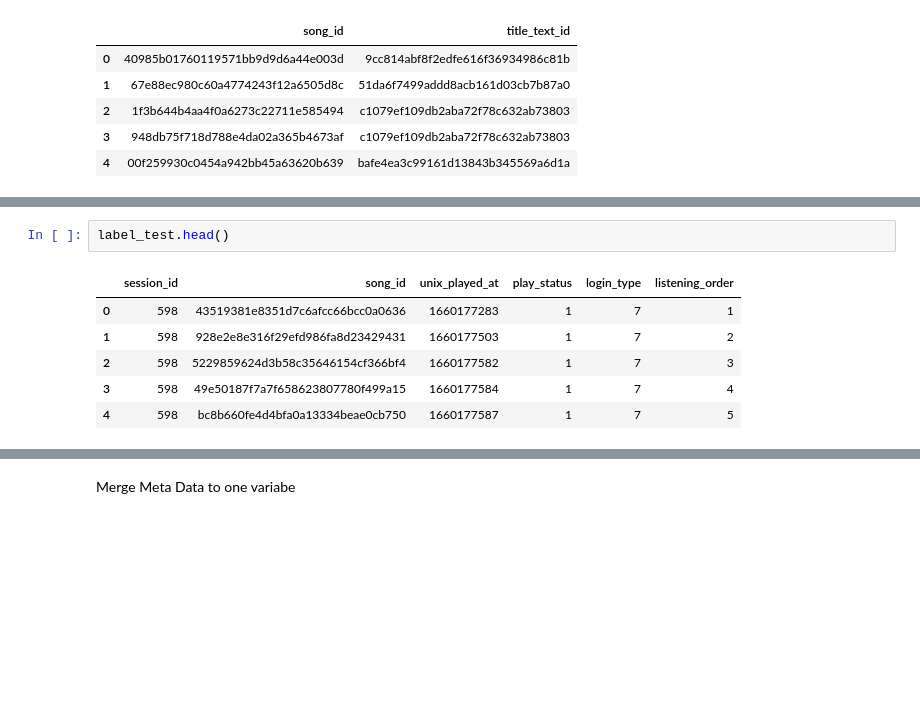
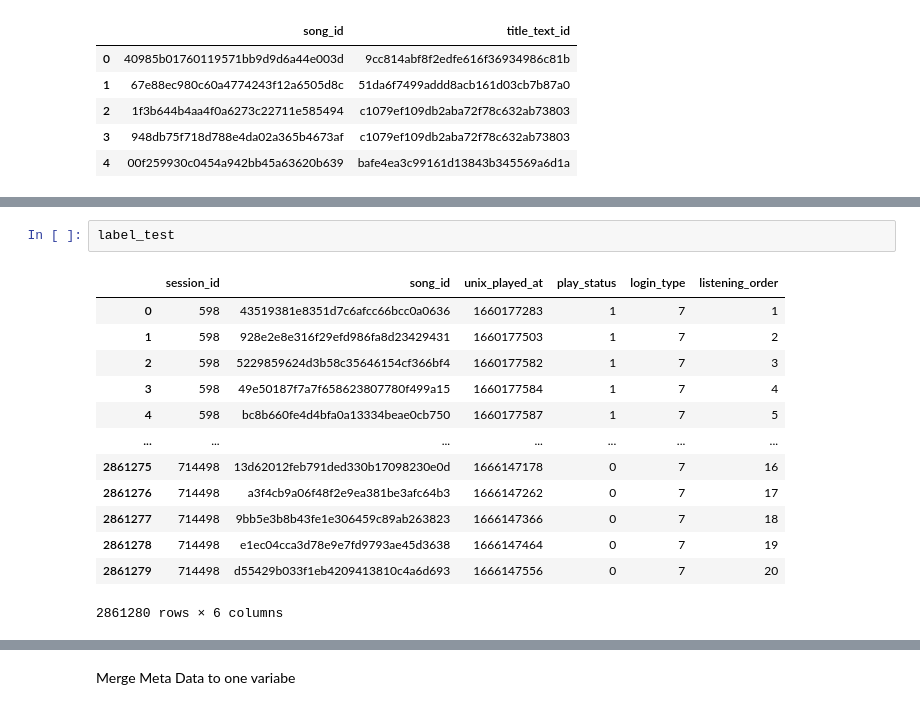
Before and after one commit to JimmyCh2001/kkcompany_datagame_schubert, a Jupyter notebook: kkcompany_datagame_schubert_019.ipynb, the cells around one changed output, grey strips where cells are left out. Drawn from its saved outputs; the diff is of its cells as text; blank space fills up the shorter version.

```diff
--- a/kkcompany_datagame_schubert_019.ipynb
+++ b/kkcompany_datagame_schubert_019.ipynb
@@ -75,10 +110,17 @@ label_train.head()
 # %%
-label_test.head()
+label_test
 # %% [output]
 |  | session_id | song_id | unix_played_at | play_status | login_type | listening_order |
 | 0 | 598 | 43519381e8351d7c6afcc66bcc0a0636 | 1660177283 | 1 | 7 | 1 |
 | 1 | 598 | 928e2e8e316f29efd986fa8d23429431 | 1660177503 | 1 | 7 | 2 |
 | 2 | 598 | 5229859624d3b58c35646154cf366bf4 | 1660177582 | 1 | 7 | 3 |
 | 3 | 598 | 49e50187f7a7f658623807780f499a15 | 1660177584 | 1 | 7 | 4 |
 | 4 | 598 | bc8b660fe4d4bfa0a13334beae0cb750 | 1660177587 | 1 | 7 | 5 |
+| ... | ... | ... | ... | ... | ... | ... |
+| 2861275 | 714498 | 13d62012feb791ded330b17098230e0d | 1666147178 | 0 | 7 | 16 |
+| 2861276 | 714498 | a3f4cb9a06f48f2e9ea381be3afc64b3 | 1666147262 | 0 | 7 | 17 |
+| 2861277 | 714498 | 9bb5e3b8b43fe1e306459c89ab263823 | 1666147366 | 0 | 7 | 18 |
+| 2861278 | 714498 | e1ec04cca3d78e9e7fd9793ae45d3638 | 1666147464 | 0 | 7 | 19 |
+| 2861279 | 714498 | d55429b033f1eb4209413810c4a6d693 | 1666147556 | 0 | 7 | 20 |
+2861280 rows × 6 columns
 # %%
```
Also changed, not shown: parts of 5 cells of this notebook.
